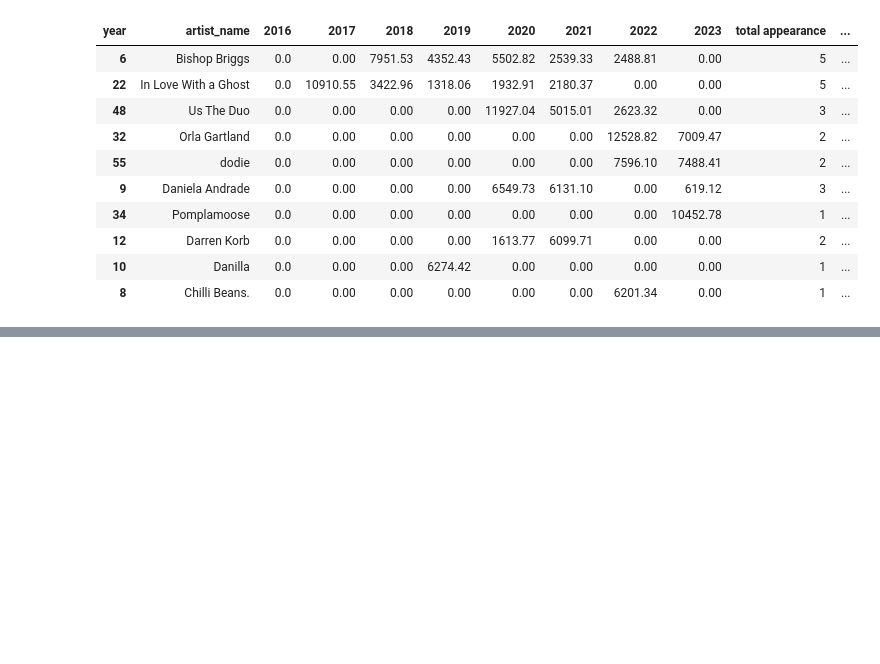
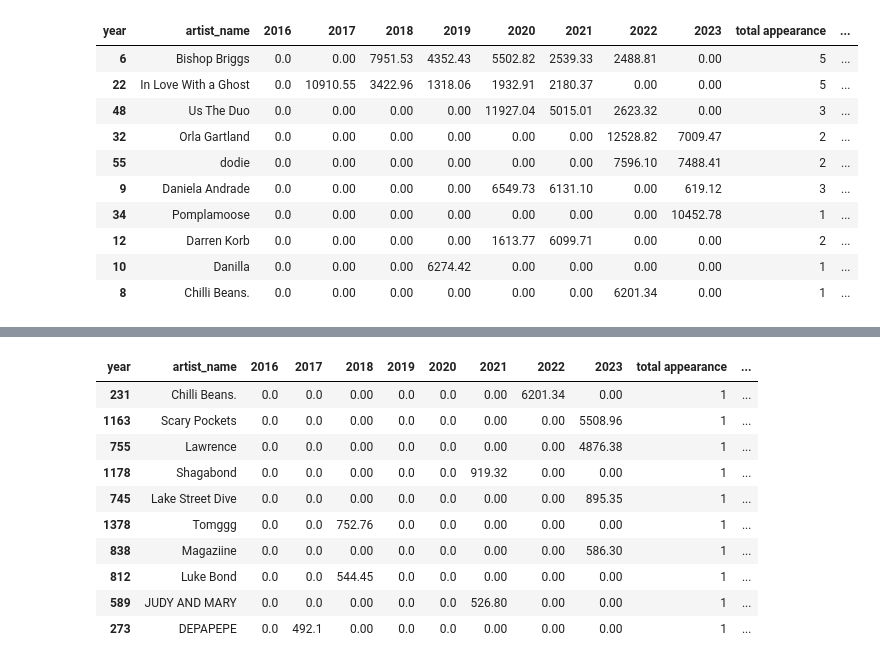
Before and after one commit to nazhifkojaz/Spotify-Analysis-Data-Collection-, a Jupyter notebook: spanalysis_dataanalysis.ipynb, the cells around one changed output, grey strips where cells are left out. Saved outputs shown, nothing was run; the diff lists cells and outputs as text; code cells hidden in the pictures; blank space fills up the shorter version.

```diff
--- a/spanalysis_dataanalysis.ipynb
+++ b/spanalysis_dataanalysis.ipynb
@@ -195,0 +198,10 @@ top10_artists_pivot.sort_values('total minutes', ascending=False).head(10)
+# %%
+# let's remove the top 10 artists filter and see what we'll find.
+
+# create a pivot table and set year as the column and minutes as the values
+all_artists_pivot = top_artists.pivot_table(index='artist_name', columns='year', values='minutes').round(2).reset_index()
+
+# add 'total' column to pivot table except the 'artist_name' column
+all_artists_pivot['total appearance'] = all_artists_pivot.iloc[:, 1:].count(axis = 1)
+all_artists_pivot['total minutes'] = all_artists_pivot.iloc[:, 1:-1].sum(axis = 1)
+all_artists_pivot.fillna(0, inplace = True)
@@ -195,0 +230,14 @@ top10_artists_pivot.sort_values('total minutes', ascending=False).head(10)
+# %%
+all_artists_pivot.sort_values(by=['total appearance', 'total minutes'], ascending=[True, False]).head(10)
+# %% [output]
+| year | artist_name | 2016 | 2017 | 2018 | 2019 | 2020 | 2021 | 2022 | 2023 | total appearance | ... |
+| 231 | Chilli Beans. | 0.0 | 0.0 | 0.00 | 0.0 | 0.0 | 0.00 | 6201.34 | 0.00 | 1 | ... |
+| 1163 | Scary Pockets | 0.0 | 0.0 | 0.00 | 0.0 | 0.0 | 0.00 | 0.00 | 5508.96 | 1 | ... |
+| 755 | Lawrence | 0.0 | 0.0 | 0.00 | 0.0 | 0.0 | 0.00 | 0.00 | 4876.38 | 1 | ... |
+| 1178 | Shagabond | 0.0 | 0.0 | 0.00 | 0.0 | 0.0 | 919.32 | 0.00 | 0.00 | 1 | ... |
+| 745 | Lake Street Dive | 0.0 | 0.0 | 0.00 | 0.0 | 0.0 | 0.00 | 0.00 | 895.35 | 1 | ... |
+| 1378 | Tomggg | 0.0 | 0.0 | 752.76 | 0.0 | 0.0 | 0.00 | 0.00 | 0.00 | 1 | ... |
+| 838 | Magaziine | 0.0 | 0.0 | 0.00 | 0.0 | 0.0 | 0.00 | 0.00 | 586.30 | 1 | ... |
+| 812 | Luke Bond | 0.0 | 0.0 | 544.45 | 0.0 | 0.0 | 0.00 | 0.00 | 0.00 | 1 | ... |
+| 589 | JUDY AND MARY | 0.0 | 0.0 | 0.00 | 0.0 | 0.0 | 526.80 | 0.00 | 0.00 | 1 | ... |
+| 273 | DEPAPEPE | 0.0 | 492.1 | 0.00 | 0.0 | 0.0 | 0.00 | 0.00 | 0.00 | 1 | ... |
```
Also changed, not shown: parts of 9 cells of this notebook, 1 other file.
